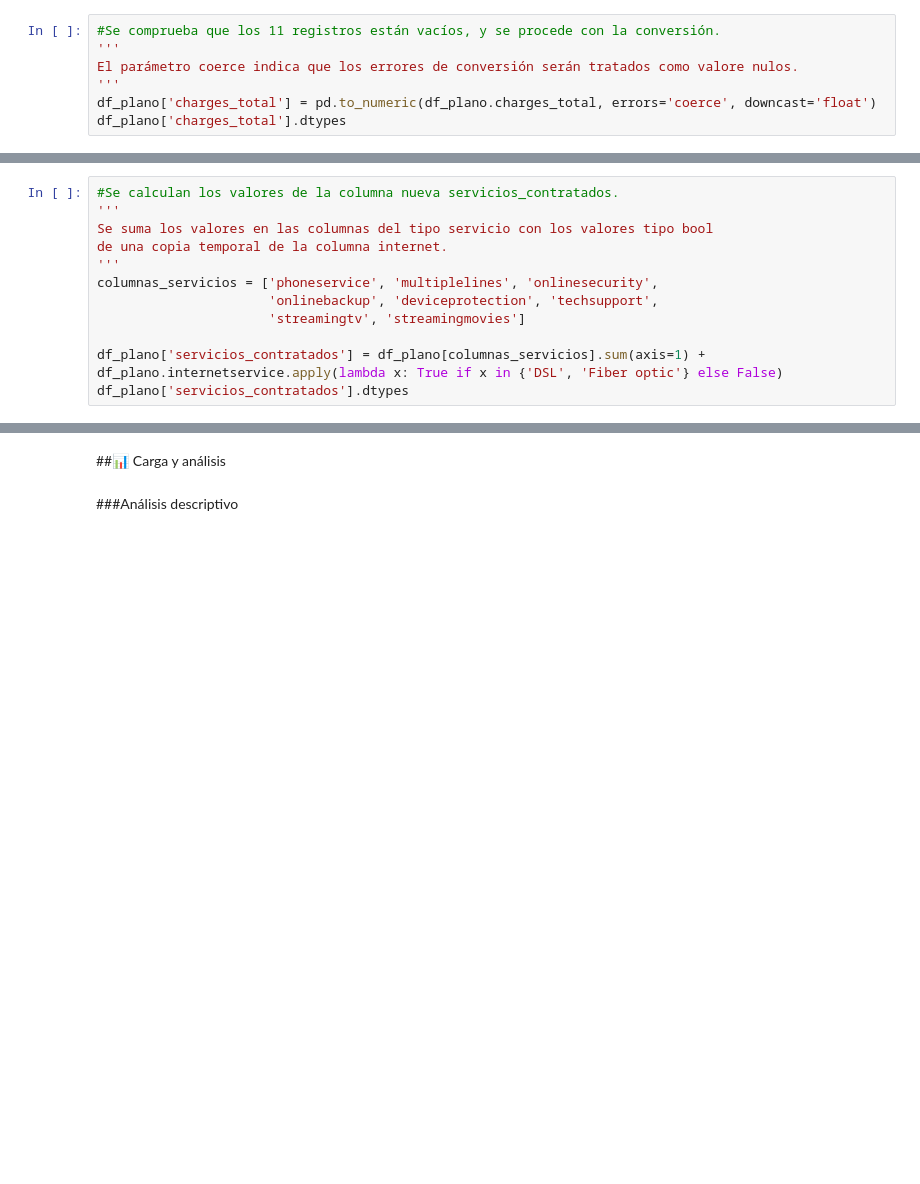
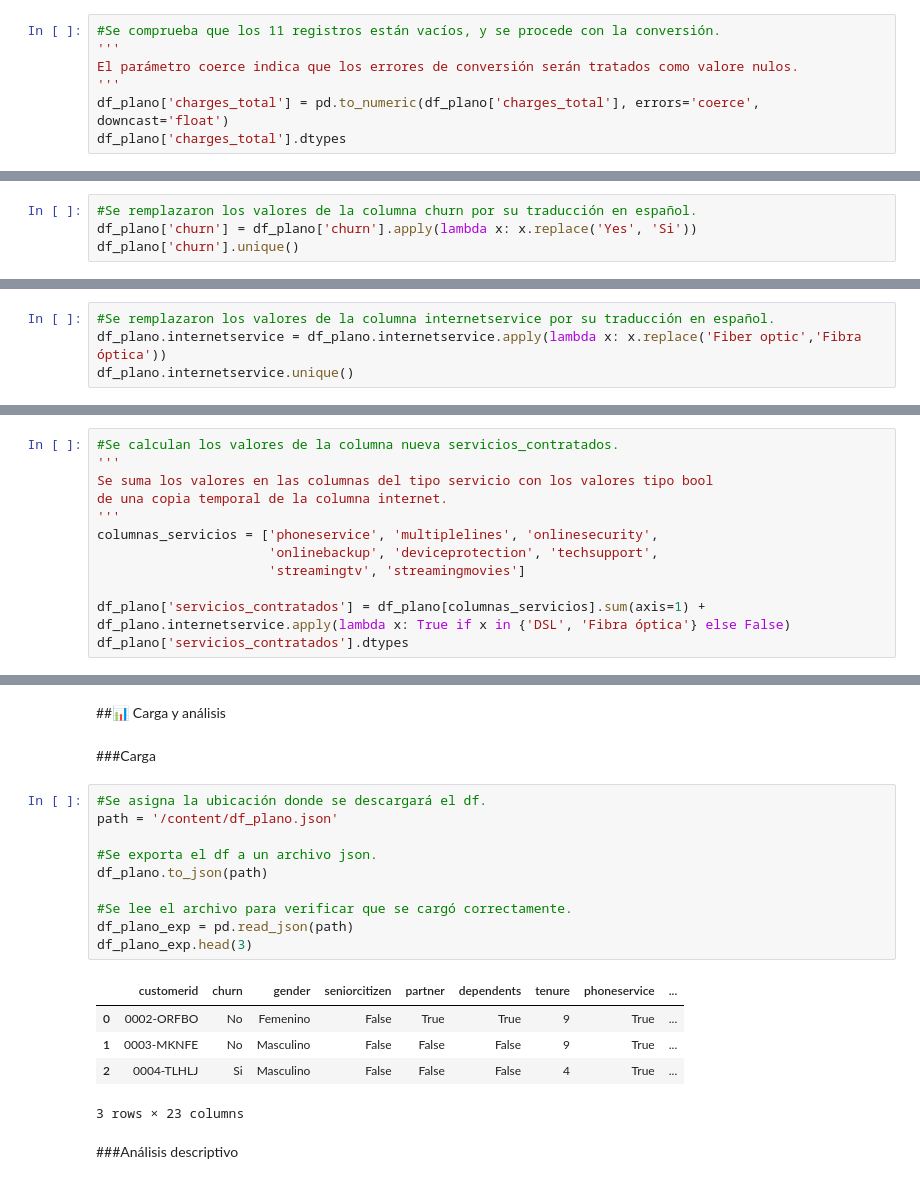
Before and after one commit to JLuceroVasquez/challenge-telecom-x-latam, a Jupyter notebook: TelecomX_LATAM.ipynb, the cells around one changed output, grey strips where cells are left out. Drawn from its saved outputs; the diff is of its cells as text; blank space fills up the shorter version.

```diff
--- a/TelecomX_LATAM.ipynb
+++ b/TelecomX_LATAM.ipynb
@@ -285,7 +300,7 @@ dtype: object
 '''
 El parámetro coerce indica que los errores de conversión serán tratados como valore nulos.
 '''
-df_plano['charges_total'] = pd.to_numeric(df_plano.charges_total, errors='coerce', downcast='float')
+df_plano['charges_total'] = pd.to_numeric(df_plano['charges_total'], errors='coerce', downcast='float')
 df_plano['charges_total'].dtypes
 # %% [output]
 dtype('float32')
@@ -317,3 +332,7 @@ df_plano['gender'] = df_plano['gender'].apply(lambda x: x.replace('Female','Feme
 df_plano['gender'].unique()
 # %% [output]
 array(['Femenino', 'Masculino'], dtype=object)
+# %%
+#Se remplazaron los valores de la columna churn por su traducción en español.
+df_plano['churn'] = df_plano['churn'].apply(lambda x: x.replace('Yes', 'Si'))
+df_plano['churn'].unique()
@@ -319,0 +341,4 @@ array(['Femenino', 'Masculino'], dtype=object)
+# %%
+#Se remplazaron los valores de la columna internetservice por su traducción en español.
+df_plano.internetservice = df_plano.internetservice.apply(lambda x: x.replace('Fiber optic','Fibra óptica'))
+df_plano.internetservice.unique()
@@ -392,12 +419,30 @@ columnas_servicios = ['phoneservice', 'multiplelines', 'onlinesecurity',
                       'onlinebackup', 'deviceprotection', 'techsupport',
                       'streamingtv', 'streamingmovies']
 
-df_plano['servicios_contratados'] = df_plano[columnas_servicios].sum(axis=1) + df_plano.internetservice.apply(lambda x: True if x in {'DSL', 'Fiber optic'} else False)
+df_plano['servicios_contratados'] = df_plano[columnas_servicios].sum(axis=1) + df_plano.internetservice.apply(lambda x: True if x in {'DSL', 'Fibra óptica'} else False)
 df_plano['servicios_contratados'].dtypes
 # %% [output]
 dtype('int64')
 # %% [markdown]
 ##📊 Carga y análisis
+# %% [markdown]
+###Carga
+# %%
+#Se asigna la ubicación donde se descargará el df.
+path = '/content/df_plano.json'
+
+#Se exporta el df a un archivo json.
+df_plano.to_json(path)
+
+#Se lee el archivo para verificar que se cargó correctamente.
+df_plano_exp = pd.read_json(path)
+df_plano_exp.head(3)
+# %% [output]
+|  | customerid | churn | gender | seniorcitizen | partner | dependents | tenure | phoneservice | ... |
+| 0 | 0002-ORFBO | No | Femenino | False | True | True | 9 | True | ... |
+| 1 | 0003-MKNFE | No | Masculino | False | False | False | 9 | True | ... |
+| 2 | 0004-TLHLJ | Si | Masculino | False | False | False | 4 | True | ... |
+3 rows × 23 columns
 # %% [markdown]
 ###Análisis descriptivo
 # %%
```
Also changed, not shown: parts of 30 cells of this notebook.
